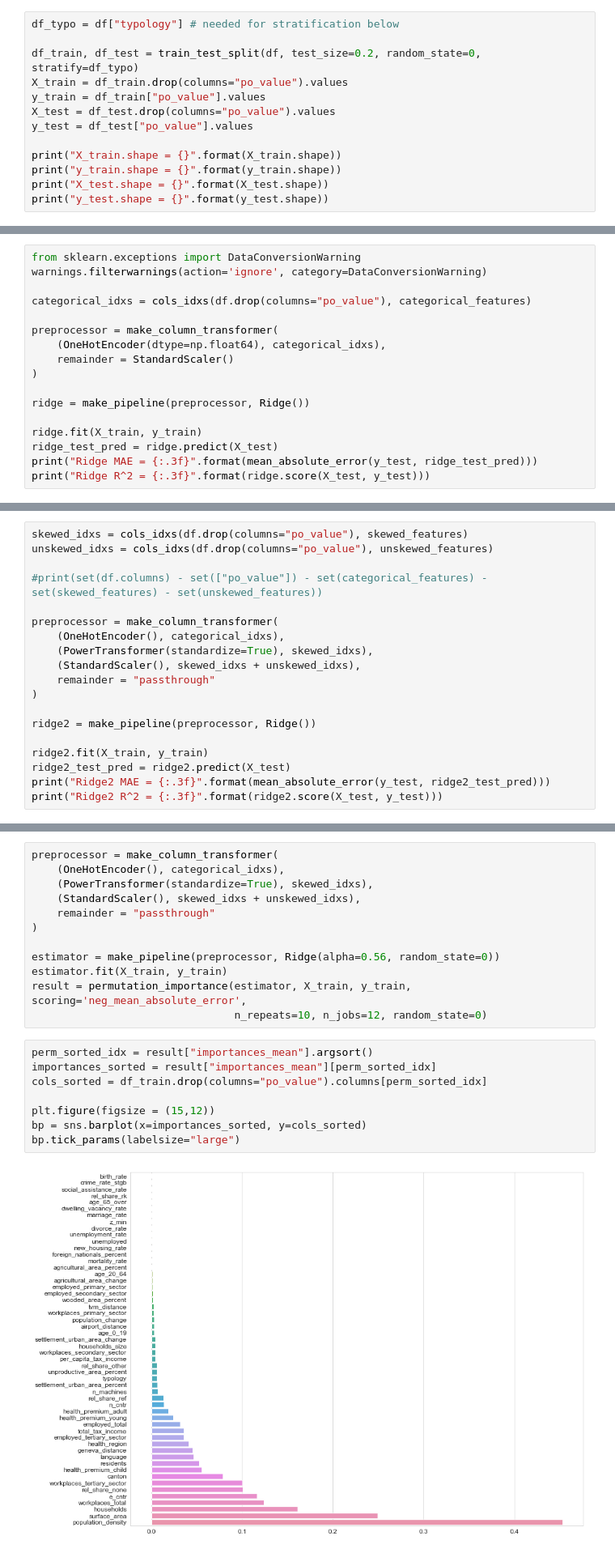
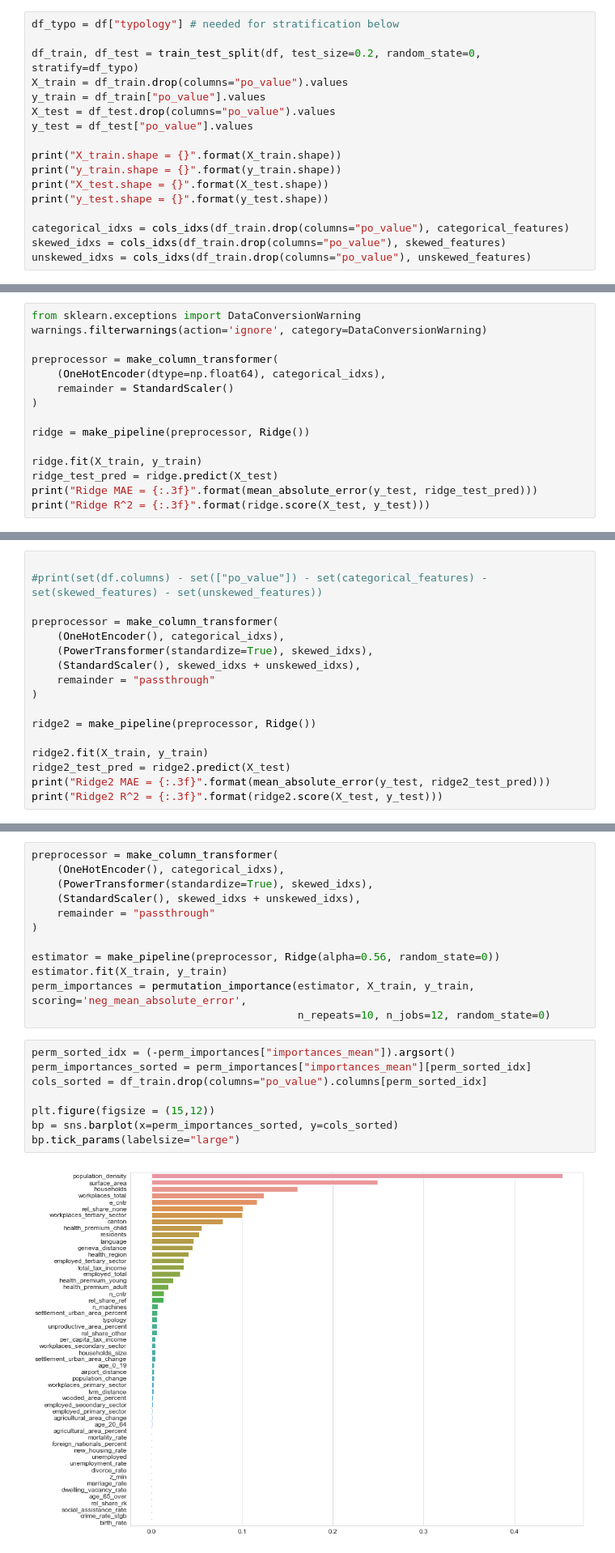
Before and after one commit to jschrein/epfl-exts-adsml-capstone-project, a Jupyter notebook: Linear Regression.ipynb, the cells around one changed output, grey strips where cells are left out. Shown: that part at 81% size. Drawn from its saved outputs; the diff is of its cells as text.

```diff
--- a/Linear Regression.ipynb
+++ b/Linear Regression.ipynb
@@ -48,6 +48,10 @@ print("X_train.shape = {}".format(X_train.shape))
 print("y_train.shape = {}".format(y_train.shape))
 print("X_test.shape = {}".format(X_test.shape))
 print("y_test.shape = {}".format(y_test.shape))
+
+categorical_idxs = cols_idxs(df_train.drop(columns="po_value"), categorical_features)
+skewed_idxs = cols_idxs(df_train.drop(columns="po_value"), skewed_features)
+unskewed_idxs = cols_idxs(df_train.drop(columns="po_value"), unskewed_features)
 # %% [output]
 X_train.shape = (1756, 54)
 y_train.shape = (1756,)
@@ -66,8 +70,6 @@ Dummy MAE = 0.315
 # %%
 from sklearn.exceptions import DataConversionWarning
 warnings.filterwarnings(action='ignore', category=DataConversionWarning)
-
-categorical_idxs = cols_idxs(df.drop(columns="po_value"), categorical_features)
 
 preprocessor = make_column_transformer(
     (OneHotEncoder(dtype=np.float64), categorical_idxs),
@@ -146,8 +148,6 @@ plt.show()
 # %% [output]
 [figure]
 # %%
-skewed_idxs = cols_idxs(df.drop(columns="po_value"), skewed_features)
-unskewed_idxs = cols_idxs(df.drop(columns="po_value"), unskewed_features)
 
 #print(set(df.columns) - set(["po_value"]) - set(categorical_features) - set(skewed_features) - set(unskewed_features))
 
@@ -222,18 +222,18 @@ preprocessor = make_column_transformer(
 
 estimator = make_pipeline(preprocessor, Ridge(alpha=0.56, random_state=0))
 estimator.fit(X_train, y_train)
-result = permutation_importance(estimator, X_train, y_train, scoring='neg_mean_absolute_error',
-                                n_repeats=10, n_jobs=12, random_state=0)
+perm_importances = permutation_importance(estimator, X_train, y_train, scoring='neg_mean_absolute_error',
+                                          n_repeats=10, n_jobs=12, random_state=0)
 # %%
-perm_sorted_idx = result["importances_mean"].argsort()
-importances_sorted = result["importances_mean"][perm_sorted_idx]
+perm_sorted_idx = (-perm_importances["importances_mean"]).argsort()
+perm_importances_sorted = perm_importances["importances_mean"][perm_sorted_idx]
 cols_sorted = df_train.drop(columns="po_value").columns[perm_sorted_idx]
 
 plt.figure(figsize = (15,12))
-bp = sns.barplot(x=importances_sorted, y=cols_sorted)
+bp = sns.barplot(x=perm_importances_sorted, y=cols_sorted)
 bp.tick_params(labelsize="large")
 # %% [output]
-[figure, old version]
+[figure, new version]
 # %%
 corr = spearmanr(X_train).correlation
 corr_linkage = hierarchy.ward(corr)
```
Also changed, not shown: parts of 4 cells of this notebook, 1 other file.
